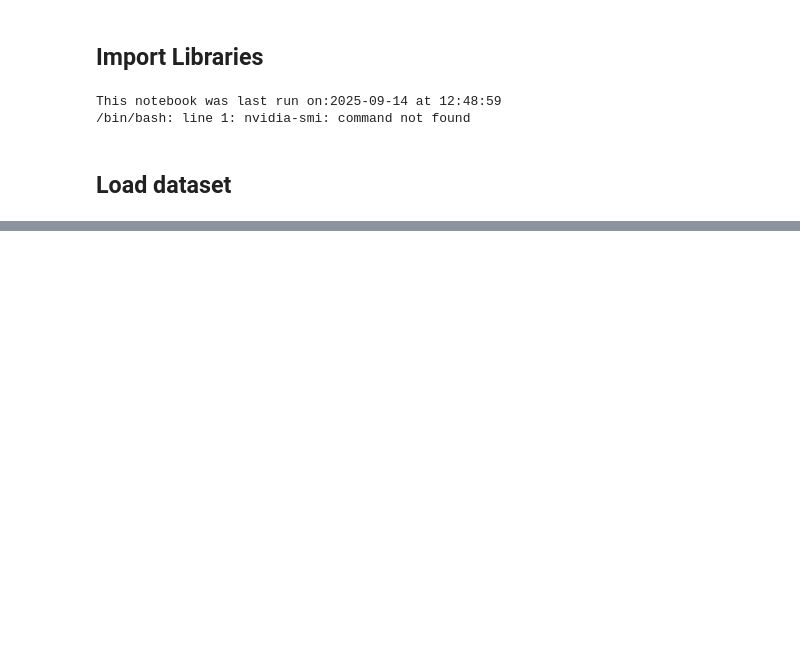
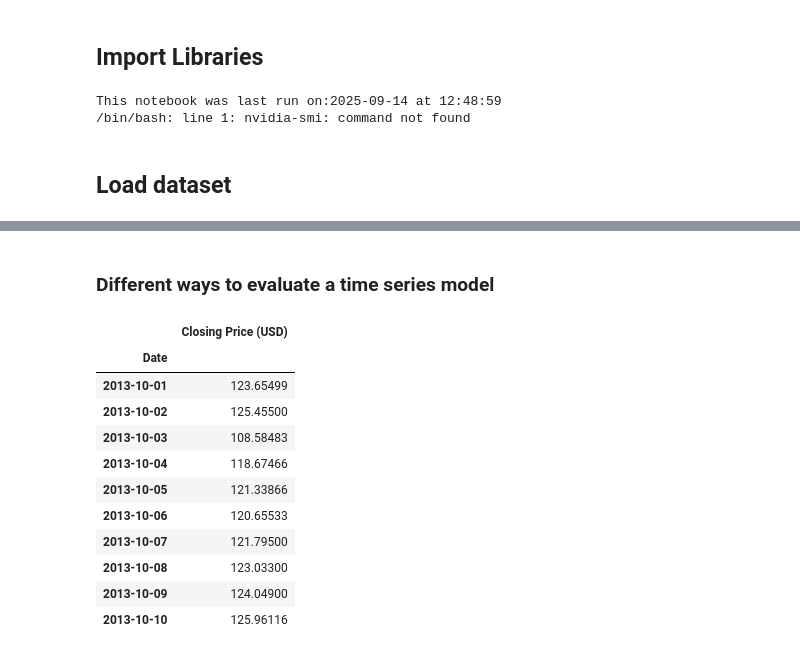
Before and after one commit to khangbkk23/MileStoneProject_BitPredict, a Jupyter notebook: src/pipeline.ipynb, the cells around one changed output, grey strips where cells are left out. Saved outputs shown, nothing was run; the diff lists cells and outputs as text; code cells hidden in the pictures; blank space fills up the shorter version.

```diff
--- a/src/pipeline.ipynb
+++ b/src/pipeline.ipynb
@@ -34,0 +78,19 @@ BTC_USD_2013-10-01_ 100%[===================>] 174,33K   846KB/s    in 0,2s
+# %% [markdown]
+### Different ways to evaluate a time series model
+# %%
+# Closing price for each day
+bitcoin_prices = pd.DataFrame(df["Closing Price (USD)"]).rename(columns={"Closing Price(USD)": "Price"})
+bitcoin_prices.head(10)
+# %% [output]
+|  | Closing Price (USD) |
+| Date |  |
+| 2013-10-01 | 123.65499 |
+| 2013-10-02 | 125.45500 |
+| 2013-10-03 | 108.58483 |
+| 2013-10-04 | 118.67466 |
+| 2013-10-05 | 121.33866 |
+| 2013-10-06 | 120.65533 |
+| 2013-10-07 | 121.79500 |
+| 2013-10-08 | 123.03300 |
+| 2013-10-09 | 124.04900 |
+| 2013-10-10 | 125.96116 |
```
Also changed, not shown: parts of 6 cells of this notebook, 3 other files.
